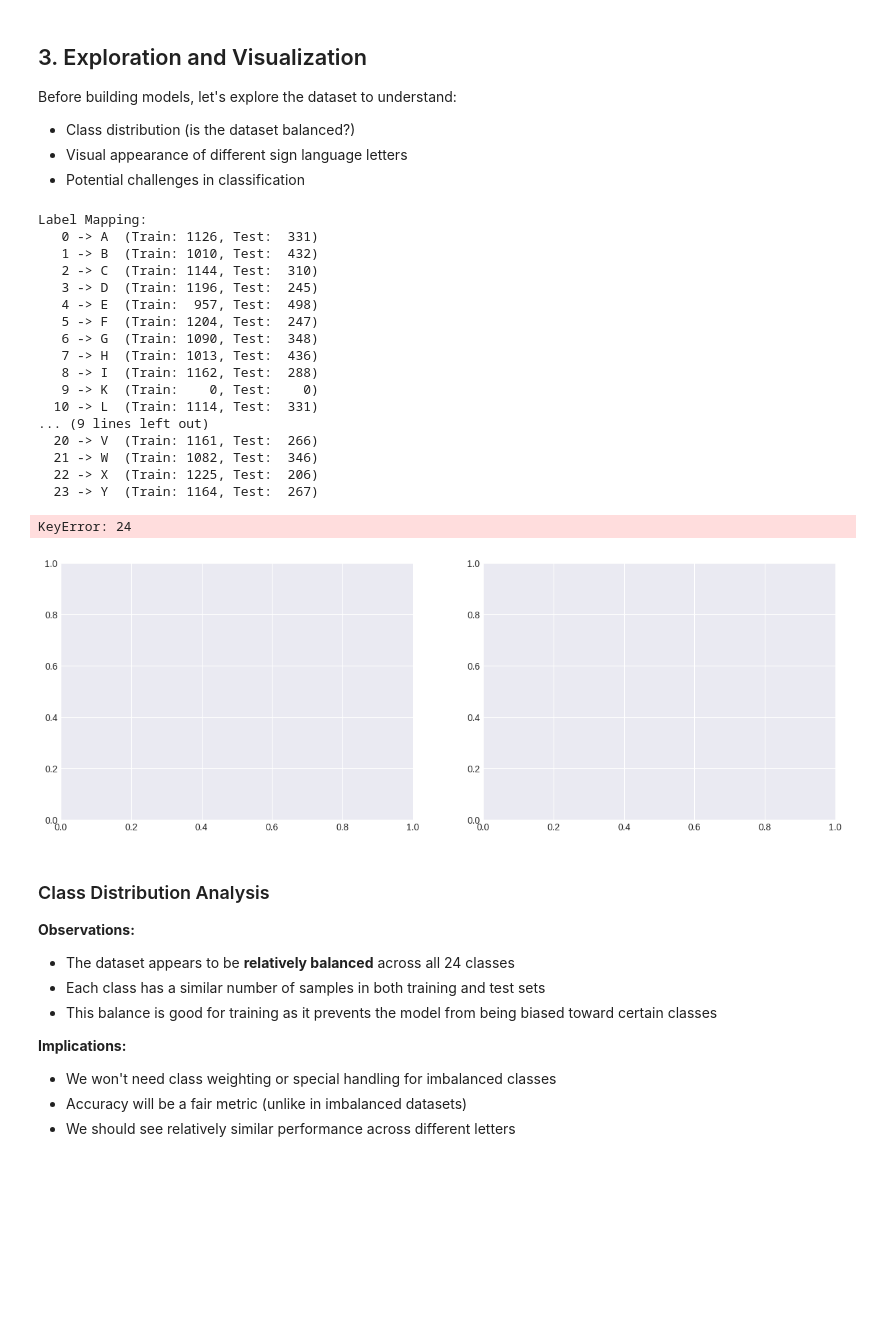
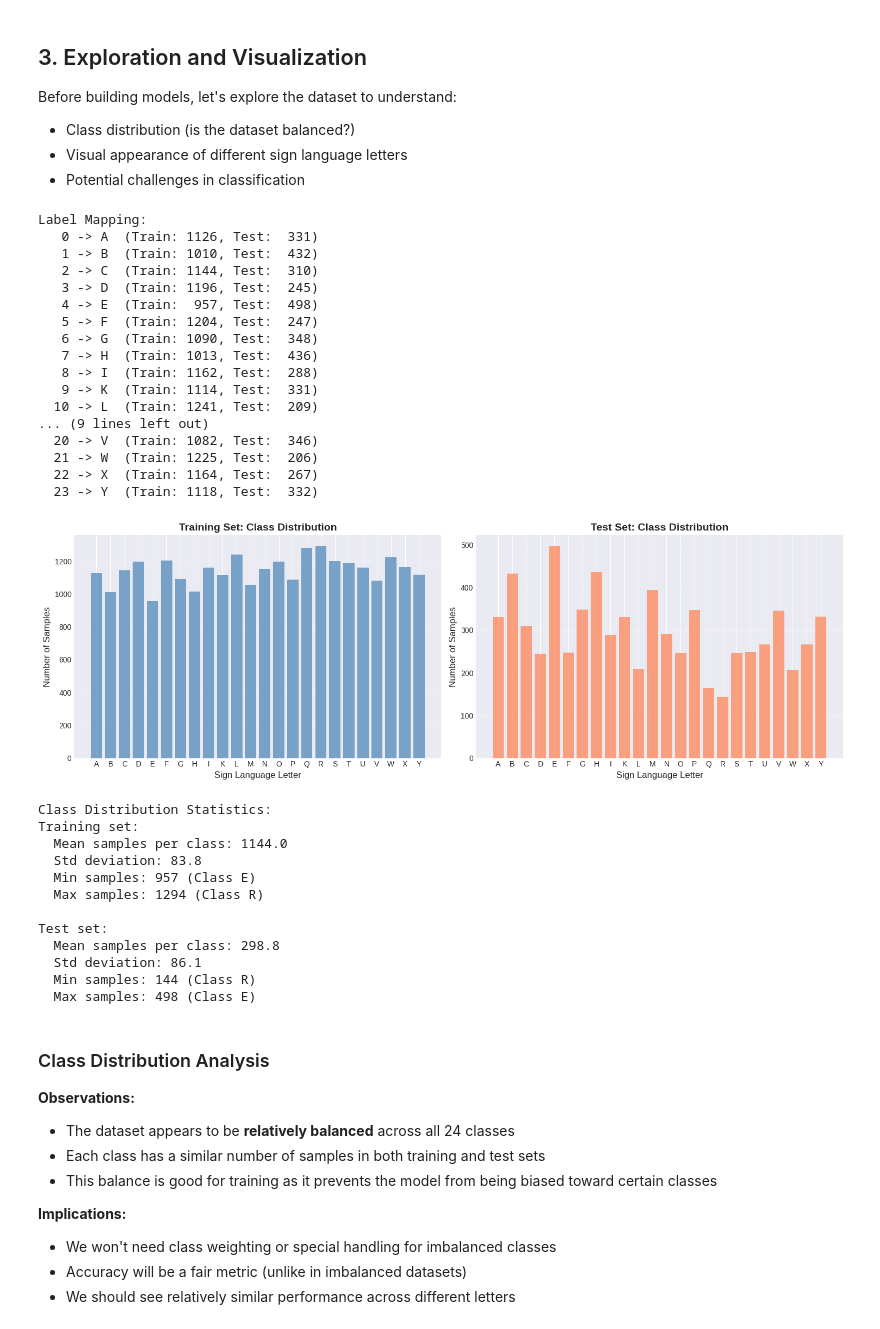
Before and after one commit to cheider/CSB410_Project2, a Jupyter notebook: main.ipynb, the cells around one changed output. Cells and saved outputs as stored; diff of their text form; code cells hidden in the pictures; blank space fills up the shorter version.

```diff
--- a/main.ipynb
+++ b/main.ipynb
@@ -311,12 +338,21 @@ Before building models, let's explore the dataset to understand:
 # Create label mapping (0-25 excluding J=9 and Z=25)
 # The dataset uses 0-24 for A-Y (skipping J and Z)
 alphabet = 'ABCDEFGHIKLMNOPQRSTUVWXY'  # Note: no J or Z
+# After remapping, y_train and y_test will have contiguous labels from 0 to 23.
+# So, we can directly map them to the alphabet.
 label_map = {i: letter for i, letter in enumerate(alphabet)}
 
 print("Label Mapping:")
 for label, letter in label_map.items():
-    count_train = np.sum(y_train == label)
-    count_test = np.sum(y_test == label)
+    # Ensure we only try to count for labels that actually exist in the remapped data
+    if label in y_train:
+        count_train = np.sum(y_train == label)
+    else:
+        count_train = 0
+    if label in y_test:
+        count_test = np.sum(y_test == label)
+    else:
+        count_test = 0
     print(f"  {label:2d} -> {letter}  (Train: {count_train:4d}, Test: {count_test:4d})")
 # %% [output]
 Label Mapping:
@@ -329,56 +365,75 @@ Label Mapping:
    6 -> G  (Train: 1090, Test:  348)
    7 -> H  (Train: 1013, Test:  436)
    8 -> I  (Train: 1162, Test:  288)
-   9 -> K  (Train:    0, Test:    0)
-  10 -> L  (Train: 1114, Test:  331)
+   9 -> K  (Train: 1114, Test:  331)
+  10 -> L  (Train: 1241, Test:  209)
 ... (9 lines left out)
-  20 -> V  (Train: 1161, Test:  266)
-  21 -> W  (Train: 1082, Test:  346)
-  22 -> X  (Train: 1225, Test:  206)
-  23 -> Y  (Train: 1164, Test:  267)
+  20 -> V  (Train: 1082, Test:  346)
+  21 -> W  (Train: 1225, Test:  206)
+  22 -> X  (Train: 1164, Test:  267)
+  23 -> Y  (Train: 1118, Test:  332)
 # %%
 # Visualize class distribution
 fig, axes = plt.subplots(1, 2, figsize=(15, 5))
 
+# Create label mapping (0-25 excluding J=9 and Z=25)
+# The dataset uses 0-24 for A-Y (skipping J and Z). Label 9 has no data.
+alphabet = 'ABCDEFGHIKLMNOPQRSTUVWXY'  # Note: no J or Z
+
+# After remapping, y_train and y_test will have contiguous labels from 0 to 23.
+# So, we can directly map them to the alphabet for display.
+label_map = {i: letter for i, letter in enumerate(alphabet)}
+
 # Training set distribution
 train_counts = pd.Series(y_train).value_counts().sort_index()
-train_labels = [label_map[i] for i in train_counts.index]
+train_labels = [label_map[i] for i in train_counts.index if i in label_map] # Filter out labels not in map if any, though fixed now
 
 axes[0].bar(train_labels, train_counts.values, color='steelblue', alpha=0.7)
 axes[0].set_xlabel('Sign Language Letter', fontsize=12)
 axes[0].set_ylabel('Number of Samples', fontsize=12)
 axes[0].set_title('Training Set: Class Distribution', fontsize=14, fontweight='bold')
 axes[0].grid(axis='y', alpha=0.3)
 
 # Test set distribution
 test_counts = pd.Series(y_test).value_counts().sort_index()
-test_labels = [label_map[i] for i in test_counts.index]
+test_labels = [label_map[i] for i in test_counts.index if i in label_map]
 
 axes[1].bar(test_labels, test_counts.values, color='coral', alpha=0.7)
 axes[1].set_xlabel('Sign Language Letter', fontsize=12)
 axes[1].set_ylabel('Number of Samples', fontsize=12)
 axes[1].set_title('Test Set: Class Distribution', fontsize=14, fontweight='bold')
 axes[1].grid(axis='y', alpha=0.3)
 
 plt.tight_layout()
 plt.savefig('outputs/figures/class_distribution.png', dpi=300, bbox_inches='tight')
 plt.show()
 
 # Print statistics
 print("\nClass Distribution Statistics:")
 print(f"Training set:")
 print(f"  Mean samples per class: {train_counts.mean():.1f}")
 print(f"  Std deviation: {train_counts.std():.1f}")
-print(f"  Min samples: {train_counts.min()} (Class {label_map[train_counts.idxmin()]})")
-print(f"  Max samples: {train_counts.max()} (Class {label_map[train_counts.idxmax()]})")
+print(f"  Min samples: {train_counts.min()} (Class {label_map[train_counts.idxmin()] if train_counts.idxmin() in label_map else 'N/A'})")
+print(f"  Max samples: {train_counts.max()} (Class {label_map[train_counts.idxmax()] if train_counts.idxmax() in label_map else 'N/A'})")
 print(f"\nTest set:")
 print(f"  Mean samples per class: {test_counts.mean():.1f}")
 print(f"  Std deviation: {test_counts.std():.1f}")
-print(f"  Min samples: {test_counts.min()} (Class {label_map[test_counts.idxmin()]})")
-print(f"  Max samples: {test_counts.max()} (Class {label_map[test_counts.idxmax()]})")
+print(f"  Min samples: {test_counts.min()} (Class {label_map[test_counts.idxmin()] if test_counts.idxmin() in label_map else 'N/A'})")
+print(f"  Max samples: {test_counts.max()} (Class {label_map[test_counts.idxmax()] if test_counts.idxmax() in label_map else 'N/A'})")
 # %% [output]
+[figure, new version]
-KeyError: 24
+Class Distribution Statistics:
+Training set:
+  Mean samples per class: 1144.0
+  Std deviation: 83.8
+  Min samples: 957 (Class E)
+  Max samples: 1294 (Class R)
+
+Test set:
+  Mean samples per class: 298.8
+  Std deviation: 86.1
+  Min samples: 144 (Class R)
+  Max samples: 498 (Class E)
-[figure, old version]
 # %% [markdown]
 ### Class Distribution Analysis
 
```
Also changed, not shown: parts of 24 cells of this notebook.
